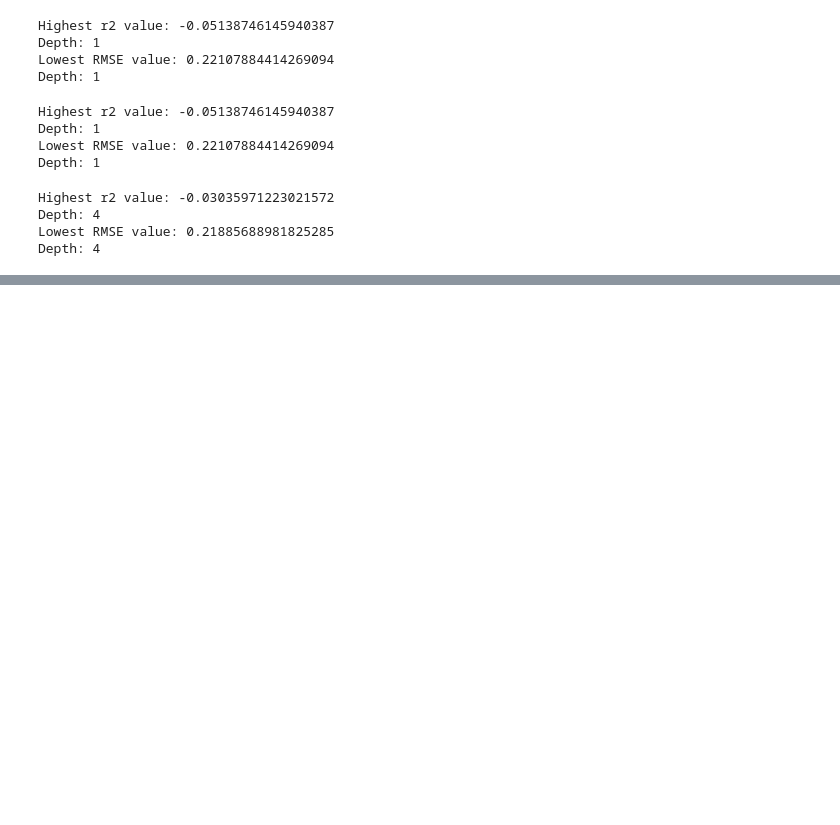
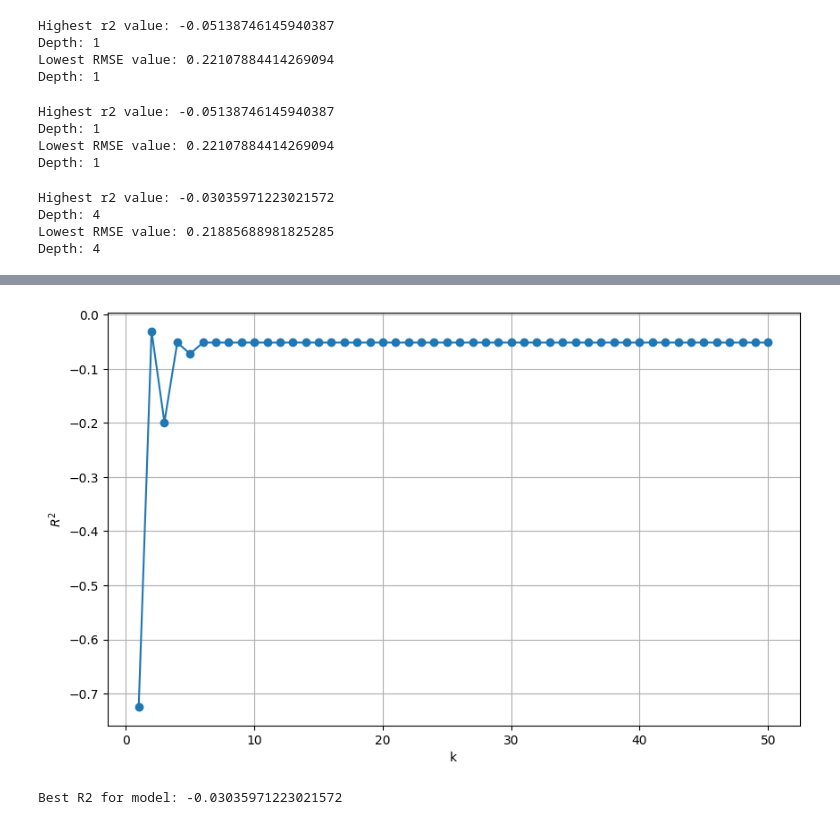
Before and after one commit to DS3001/group16, a Jupyter notebook: project_2/Project2.ipynb, the cells around one changed output, grey strips where cells are left out. Drawn from its saved outputs; the diff is of its cells as text; code cells hidden in the pictures; blank space fills up the shorter version.

Commit message:
Final Notebook for all of proj. 2
Includes all of EDA, Linear models, trees, and kNN

```diff
--- a/project_2/Project2.ipynb
+++ b/project_2/Project2.ipynb
@@ -1013,0 +1049,29 @@ fig.set_size_inches(20, 10)
+# %%
+# Function to fit a kNN model and get R2 and RMSE
+def RunKNN(k):
+    model = KNeighborsClassifier(n_neighbors=k)
+    fitted_model = model.fit(X_train,y_train)
+    y_hat = fitted_model.predict(X_test) # Predict values for test set
+
+    N_test = len(y_test)
+    SSE = np.sum( (y_test-y_hat)**2 ) # Save the computed SSE
+    TSS = np.sum( (y_test - y_test.mean())**2 )
+    RMSE = (SSE/N_test)**(1/2)
+    R2 = 1 - SSE/TSS
+    return R2, RMSE
+
+def plotR2s(R2s):
+    plt.figure(figsize=(10,6))
+    plt.plot(k_values,R2s,marker='o')
+    plt.grid(True)
+    plt.ylabel(f'$R^2$')
+    plt.xlabel('k')
+    plt.show()
+
+def plotRMSEs(R2s):
+    plt.figure(figsize=(10,6))
+    plt.plot(k_values,RMSEs,marker='o')
+    plt.grid(True)
+    plt.ylabel(f'$RMSE$')
+    plt.xlabel('k')
+    plt.show()
@@ -1013,0 +1088,16 @@ fig.set_size_inches(20, 10)
+# %%
+# Repeatedly run kNN on the model with different k to see how error changes
+Nk = 50
+k_values = np.arange(1, 1+Nk)
+
+R2s = np.zeros(k_values.size)
+RMSEs = np.zeros(k_values.size)
+
+for k in k_values:
+    R2s[k-1], RMSEs[k-1] = RunKNN(k)
+# %%
+plotR2s(R2s)
+print(f'Best R2 for model: {max(R2s)}')
+# %% [output]
+[figure, added]
+Best R2 for model: -0.03035971223021572
```
Also changed, not shown: parts of 26 cells of this notebook.
